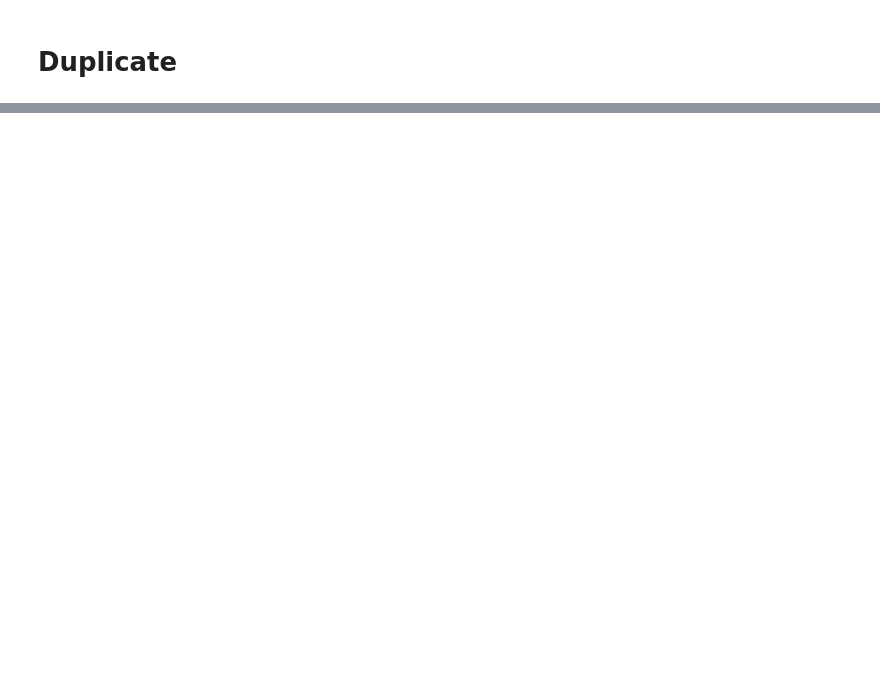
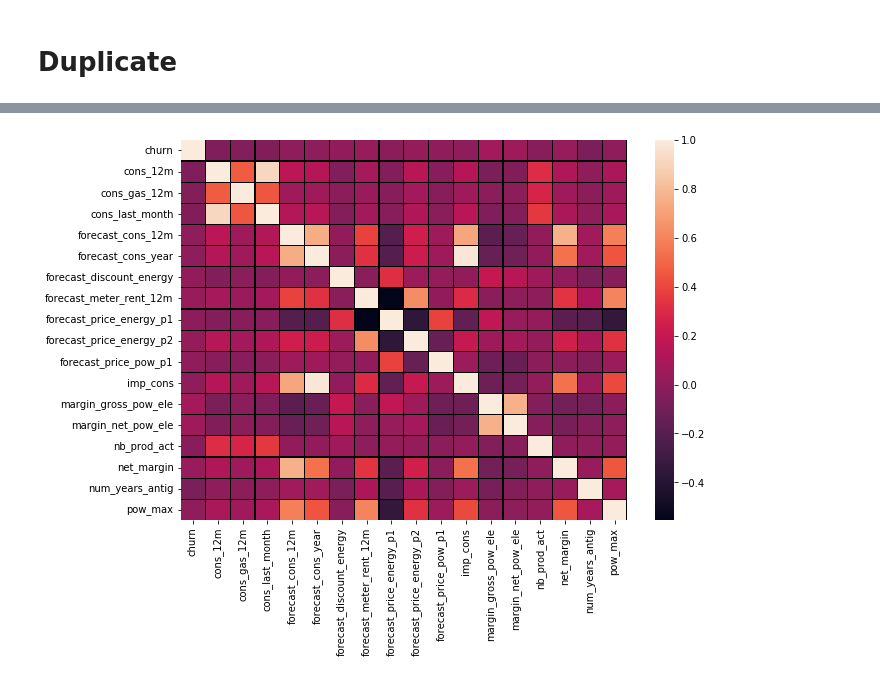
Before and after one commit to Tramnddle/TramProjects, a Jupyter notebook: BCG's data science & advanced analytics program/PowerCo Exploratory Analysis.ipynb, the cells around one changed output, grey strips where cells are left out. Saved outputs shown, nothing was run; the diff lists cells and outputs as text; code cells hidden in the pictures; blank space fills up the shorter version.

```diff
--- a/BCG's data science & advanced analytics program/PowerCo Exploratory Analysis.ipynb
+++ b/BCG's data science & advanced analytics program/PowerCo Exploratory Analysis.ipynb
@@ -340,6 +423,0 @@ IndexError: index out of bounds
-# %%
-# replace Nan of a float type of column
-df_data_churn.forecast_discount_energy.fillna(df_data_churn.forecast_discount_energy.mode()[0], inplace = True)
-# %%
-RP_list_mean=["forecast_price_energy_p2","forecast_price_energy_p1","forecast_discount_energy","forecast_price_pow_p1"]
-df_data_churn[RP_list_mean].apply(lambda x: x.fillna(x.mean(), inplace = True), axis=1)
@@ -349,0 +464,2 @@ df_data_churn.info()
+# %%
+df_data_churn["date_active"]=pd.to_datetime(df_data_churn["date_activ"], format='%Y-%m-%d')
@@ -349,0 +602,6 @@ df_data_churn.info()
+# %%
+plt.figure(figsize = (10,7))
+sns.heatmap(df_data_churn.corr(), annot = False, linewidths = 0.1, linecolor = 'black')
+plt.show()
+# %% [output]
+[figure, added]
```
Also changed, not shown: parts of 34 cells of this notebook, 4 other files.
